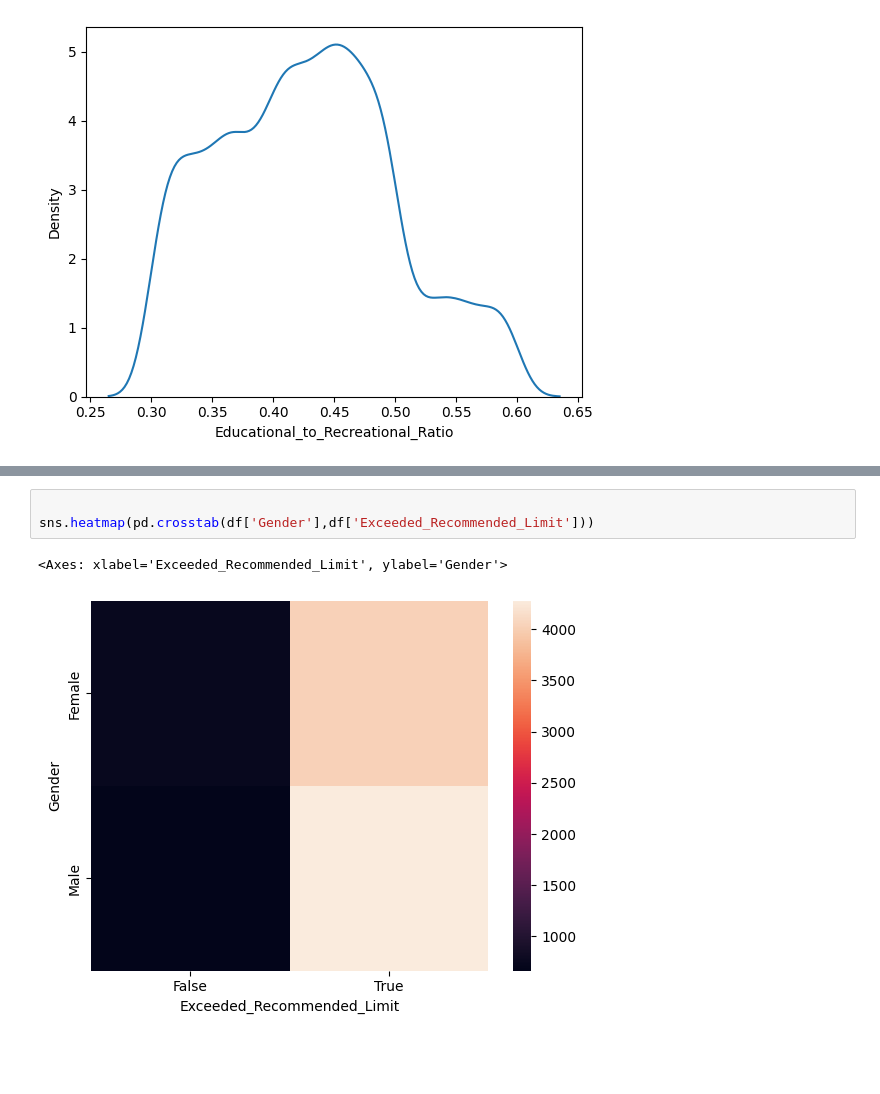
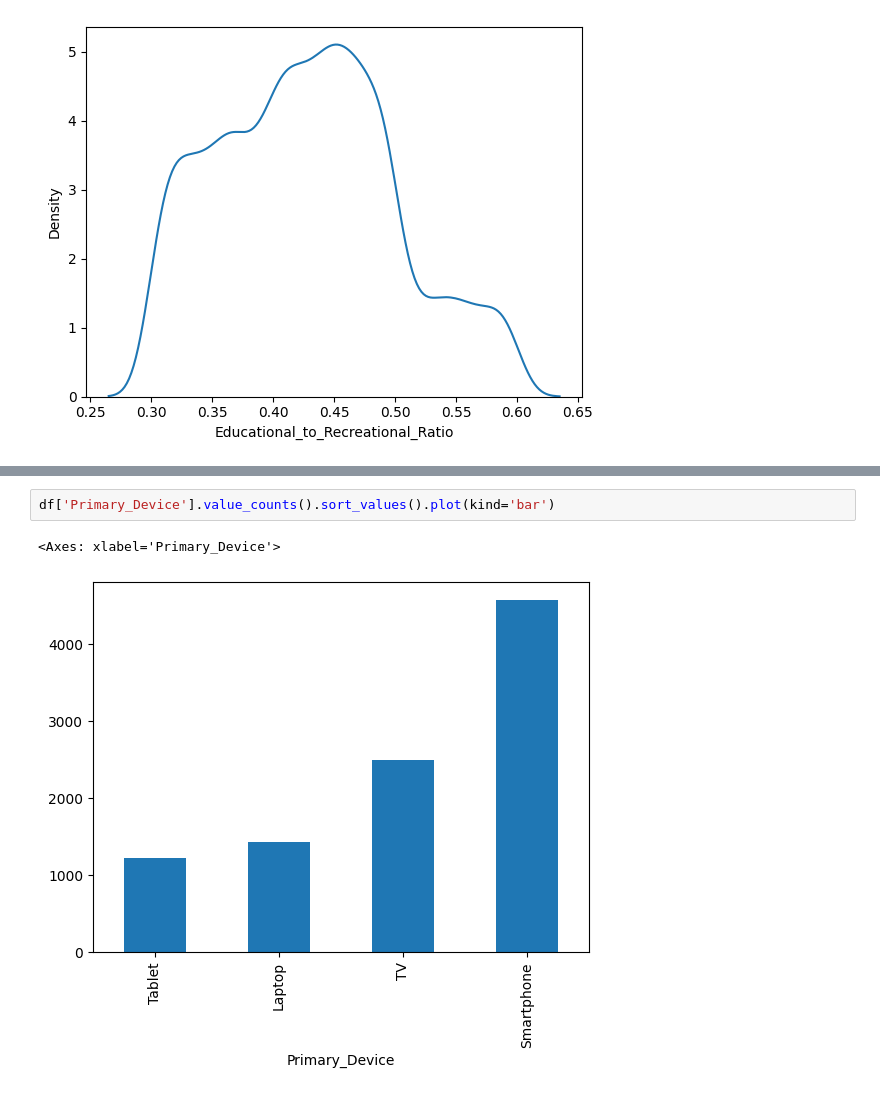
Before and after one commit to gurusharansaini/Machine-Learning, a Jupyter notebook: ML CONSEPTS/EDA/EXERCISE 6/Untitled.ipynb, the cells around one changed output, grey strips where cells are left out. Saved outputs shown, nothing was run; the diff lists cells and outputs as text; blank space fills up the shorter version.

```diff
--- a/ML CONSEPTS/EDA/EXERCISE 6/Untitled.ipynb
+++ b/ML CONSEPTS/EDA/EXERCISE 6/Untitled.ipynb
@@ -260,6 +184,5 @@ sns.heatmap(pd.crosstab(df['Gender'],df['Urban_or_Rural']))
-# %%
-
-sns.heatmap(pd.crosstab(df['Gender'],df['Exceeded_Recommended_Limit']))
-# %% [output]
-<Axes: xlabel='Exceeded_Recommended_Limit', ylabel='Gender'>
-[figure, removed]
+# %%
+df['Primary_Device'].value_counts().sort_values().plot(kind='bar')
+# %% [output]
+<Axes: xlabel='Primary_Device'>
+[figure, added]
```
Also changed, not shown: parts of 63 cells of this notebook, 7 other files.
